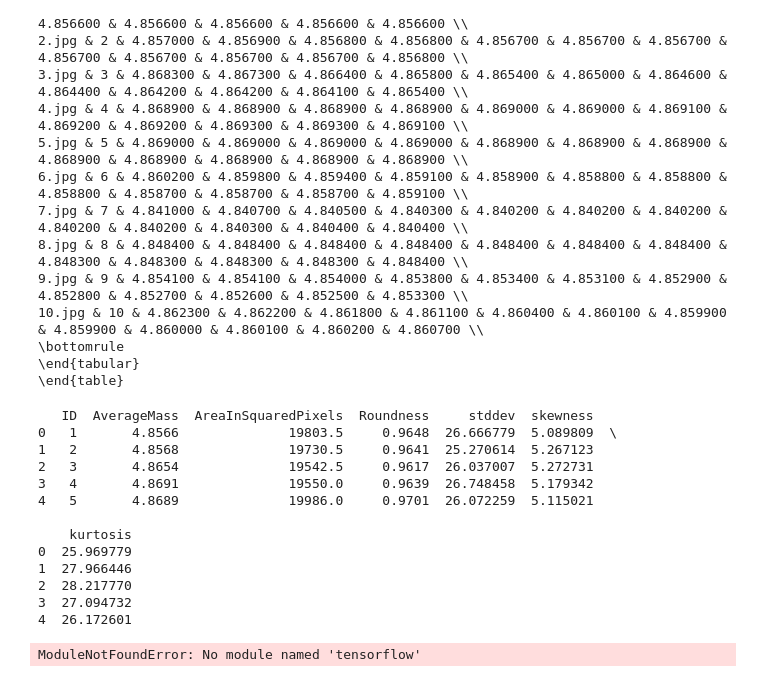
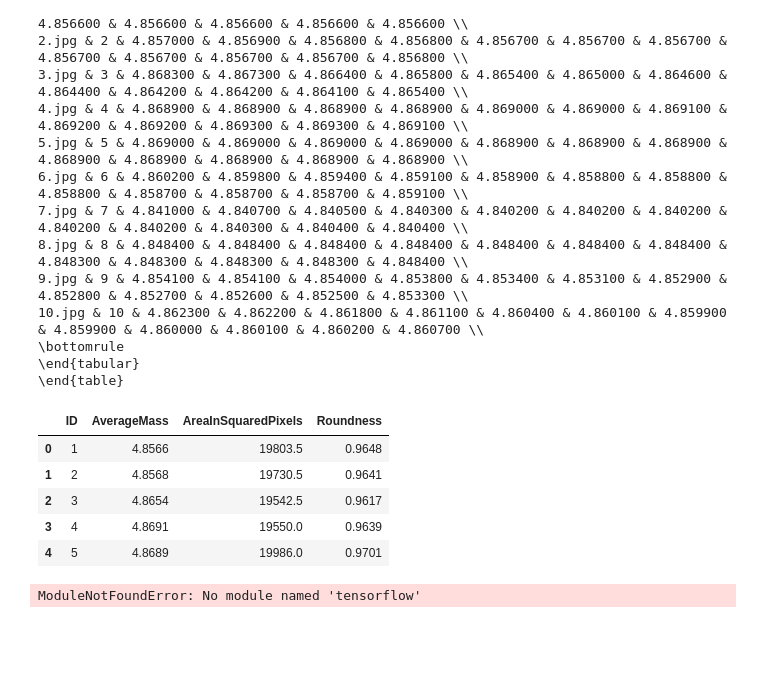
Before and after one commit to pcruiher08/ImageFeatures, a Jupyter notebook: analysis.ipynb, the cells around one changed output. Drawn from its saved outputs; the diff is of its cells as text; code cells hidden in the pictures; blank space fills up the shorter version.

```diff
--- a/analysis.ipynb
+++ b/analysis.ipynb
@@ -695,33 +752,25 @@ Image & ID & Weigh1 & Weigh2 & Weigh3 & Weigh4 & Weigh5 & Weigh6 & Weigh7 & Weig
 # %%
 
 
-allfeatures = pd.merge(areadf[['ID', 'AreaInSquaredPixels']], df2[['ID', 'AverageMass']], on='ID', how='inner')
-allfeatures = pd.merge(allfeatures[['ID', 'AverageMass', 'AreaInSquaredPixels']], roundnessdf[['ID', 'Roundness']], on='ID', how='inner')
-allfeatures = pd.merge(allfeatures[['ID', 'AverageMass', 'AreaInSquaredPixels', 'Roundness']], stddevdf[['ID', 'stddev']], on='ID', how='inner')
-allfeatures = pd.merge(allfeatures[['ID', 'AverageMass', 'AreaInSquaredPixels', 'Roundness', 'stddev']], skewdf[['ID', 'skewness']], on='ID', how='inner')
-allfeatures = pd.merge(allfeatures[['ID', 'AverageMass', 'AreaInSquaredPixels', 'Roundness', 'stddev', "skewness"]], kurtosisdf[['ID', 'kurtosis']], on='ID', how='inner')
+classicgeometry = pd.merge(areadf[['ID', 'AreaInSquaredPixels']], df2[['ID', 'AverageMass']], on='ID', how='inner')
+
+classicgeometry = pd.merge(classicgeometry[['ID', 'AverageMass', 'AreaInSquaredPixels']], roundnessdf[['ID', 'Roundness']], on='ID', how='inner')
+
+classicgeometry.to_csv('classicgeometry.csv', index = False)
+
+classicgeometry.head(5)
 
 
 
-print(allfeatures.head(5))
-
-allfeatures.to_csv('imagesfeatures.csv')
 
 #print(latex_table)
 # %% [output]
-   ID  AverageMass  AreaInSquaredPixels  Roundness     stddev  skewness
-0   1       4.8566              19803.5     0.9648  26.666779  5.089809  \
-1   2       4.8568              19730.5     0.9641  25.270614  5.267123
-2   3       4.8654              19542.5     0.9617  26.037007  5.272731
-3   4       4.8691              19550.0     0.9639  26.748458  5.179342
-4   5       4.8689              19986.0     0.9701  26.072259  5.115021
-
-    kurtosis
-0  25.969779
-1  27.966446
-2  28.217770
-3  27.094732
-4  26.172601
+|  | ID | AverageMass | AreaInSquaredPixels | Roundness |
+| 0 | 1 | 4.8566 | 19803.5 | 0.9648 |
+| 1 | 2 | 4.8568 | 19730.5 | 0.9641 |
+| 2 | 3 | 4.8654 | 19542.5 | 0.9617 |
+| 3 | 4 | 4.8691 | 19550.0 | 0.9639 |
+| 4 | 5 | 4.8689 | 19986.0 | 0.9701 |
 # %%
 import tensorflow as tf
 from sklearn.model_selection import train_test_split
```
Also changed, not shown: parts of 5 cells of this notebook, 1 other file.
